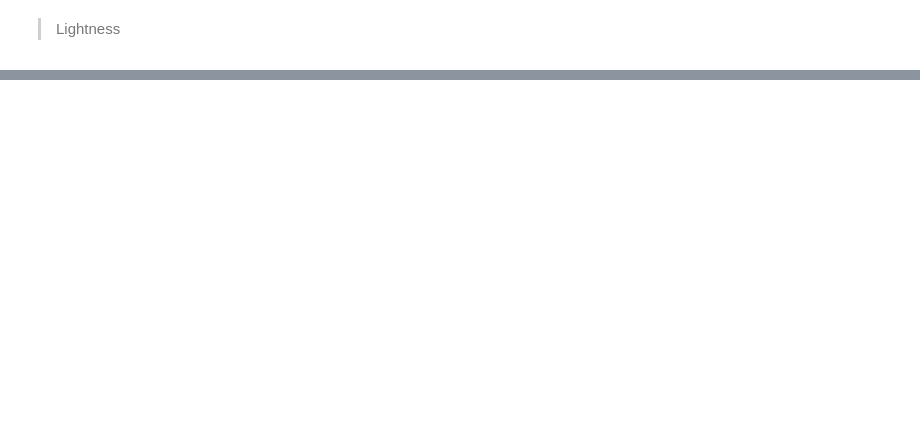
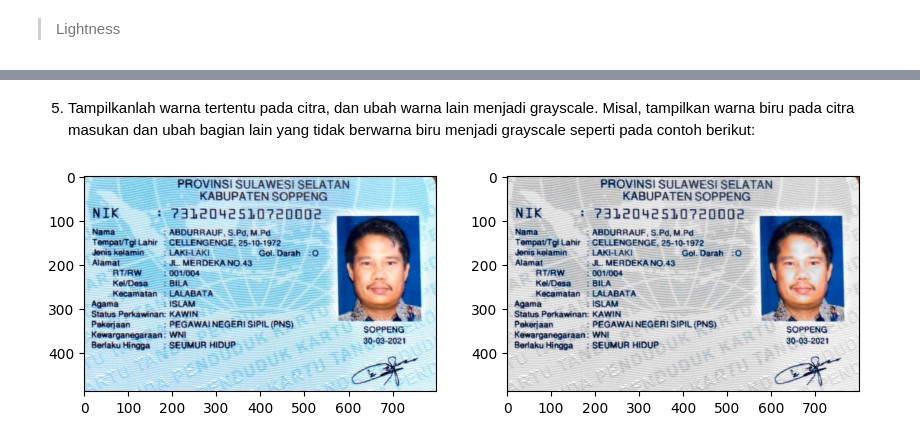
Before and after one commit to Dhiyun/2241720056_MOBILE_2024, a Jupyter notebook: Week_3.ipynb, the cells around one changed output, grey strips where cells are left out. Drawn from its saved outputs; the diff is of its cells as text; code cells hidden in the pictures; blank space fills up the shorter version.

```diff
--- a/Week_3.ipynb
+++ b/Week_3.ipynb
@@ -198,0 +223,27 @@ plt.show()
+# %% [markdown]
+
+
+5.   Tampilkanlah warna tertentu pada citra, dan ubah warna lain menjadi grayscale. Misal, tampilkan warna biru pada citra masukan dan ubah bagian lain yang tidak berwarna biru menjadi grayscale seperti pada contoh berikut:
+# %%
+ktp_img = cv.imread('/content/drive/MyDrive/PCVK/Image/KTP.jpg')
+
+B, G, R = ktp_img[:, :, 0], ktp_img[:, :, 1], ktp_img[:, :, 2]
+blue_mask = (B > 100) & (R < 100) & (G < 100)
+skin_mask = (R < 255) & (G < 205) & (B < 204)
+combined_mask = blue_mask | skin_mask
+
+gray_value = 0.21 * R + 0.72 * G + 0.07 * B
+gray_image = np.stack([gray_value] * 3, axis=-1)
+res = np.where(combined_mask[:, :, None], ktp_img, gray_image).astype(np.uint8)
+
+plt.figure(figsize=(10, 5))
+
+plt.subplot(1, 2, 1)
+plt.imshow(cv.cvtColor(ktp_img, cv.COLOR_BGR2RGB))
+
+plt.subplot(1, 2, 2)
+plt.imshow(cv.cvtColor(res, cv.COLOR_BGR2RGB))
+
+plt.show()
+# %% [output]
+[figure, added]
```
Also changed, not shown: parts of 5 cells of this notebook.
